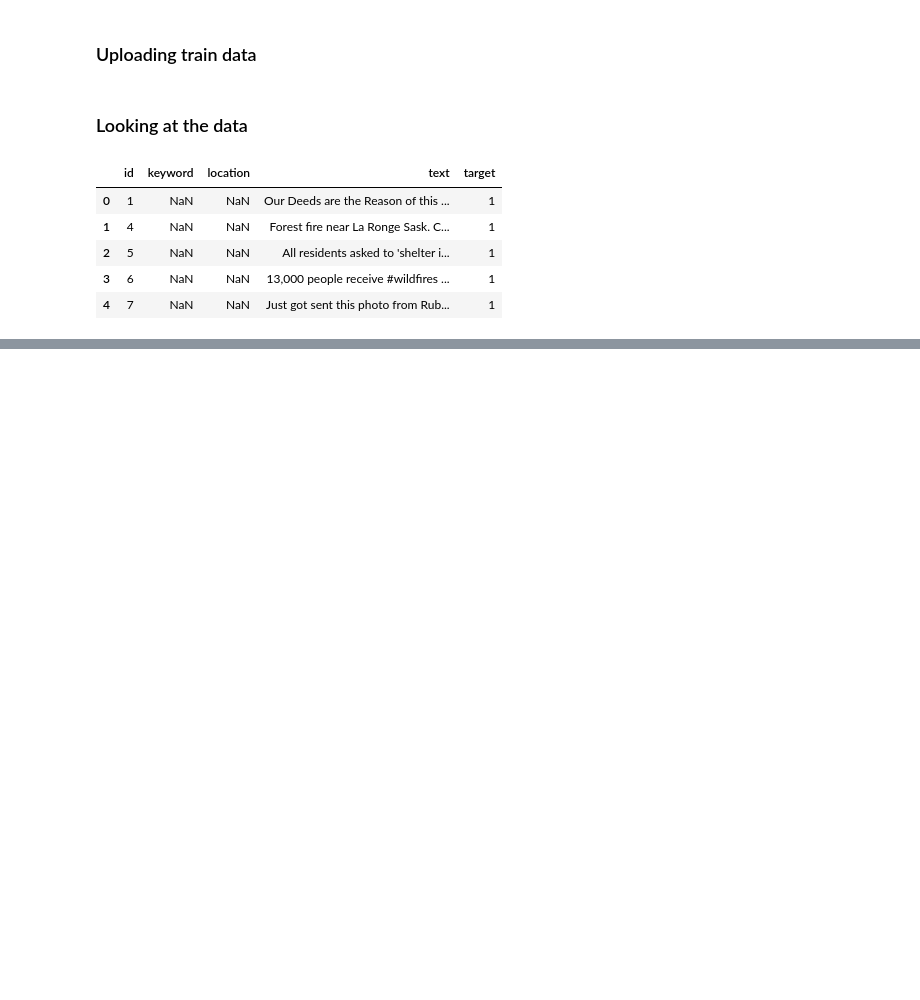
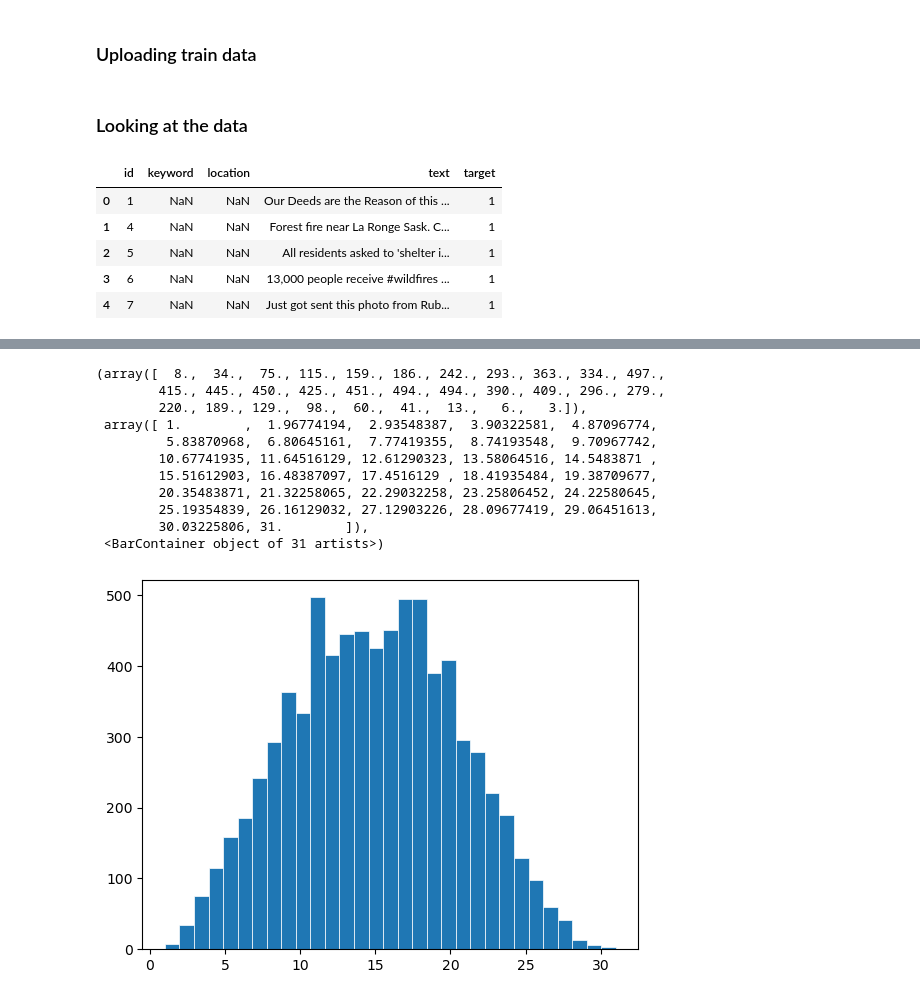
Before and after one commit to rengoft/NLP-tweets, a Jupyter notebook: data.ipynb, the cells around one changed output, grey strips where cells are left out. Saved outputs shown, nothing was run; the diff lists cells and outputs as text; code cells hidden in the pictures; blank space fills up the shorter version.

```diff
--- a/data.ipynb
+++ b/data.ipynb
@@ -81,0 +165,19 @@ train_tw.head(10)
+# %%
+fig, ax = plt.subplots()
+
+ax.hist(lengths, bins=31, linewidth=0.5, edgecolor="white")
+
+# ax.set(xlim=(-1, 32), xticks=np.arange(-1, 32))
+# %% [output]
+(array([  8.,  34.,  75., 115., 159., 186., 242., 293., 363., 334., 497.,
+        415., 445., 450., 425., 451., 494., 494., 390., 409., 296., 279.,
+        220., 189., 129.,  98.,  60.,  41.,  13.,   6.,   3.]),
+ array([ 1.        ,  1.96774194,  2.93548387,  3.90322581,  4.87096774,
+         5.83870968,  6.80645161,  7.77419355,  8.74193548,  9.70967742,
+        10.67741935, 11.64516129, 12.61290323, 13.58064516, 14.5483871 ,
+        15.51612903, 16.48387097, 17.4516129 , 18.41935484, 19.38709677,
+        20.35483871, 21.32258065, 22.29032258, 23.25806452, 24.22580645,
+        25.19354839, 26.16129032, 27.12903226, 28.09677419, 29.06451613,
+        30.03225806, 31.        ]),
+ <BarContainer object of 31 artists>)
+[figure, added]
```
Also changed, not shown: parts of 36 cells of this notebook.
